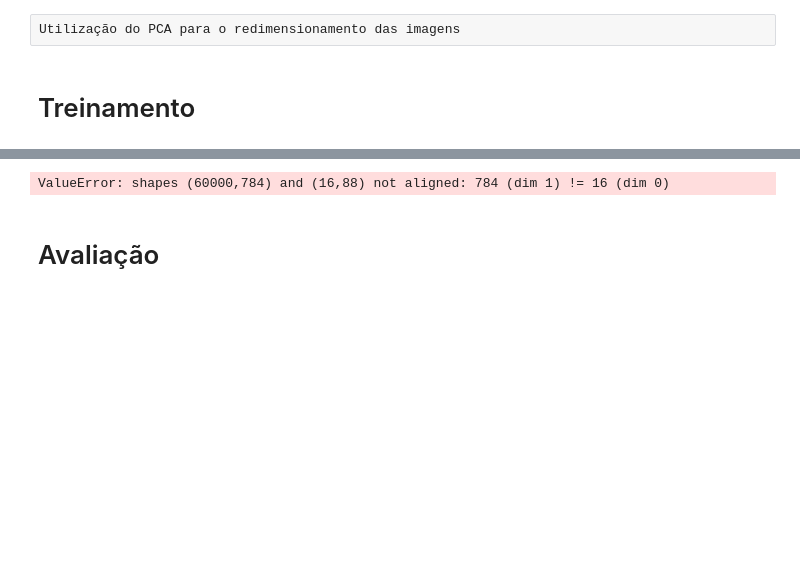
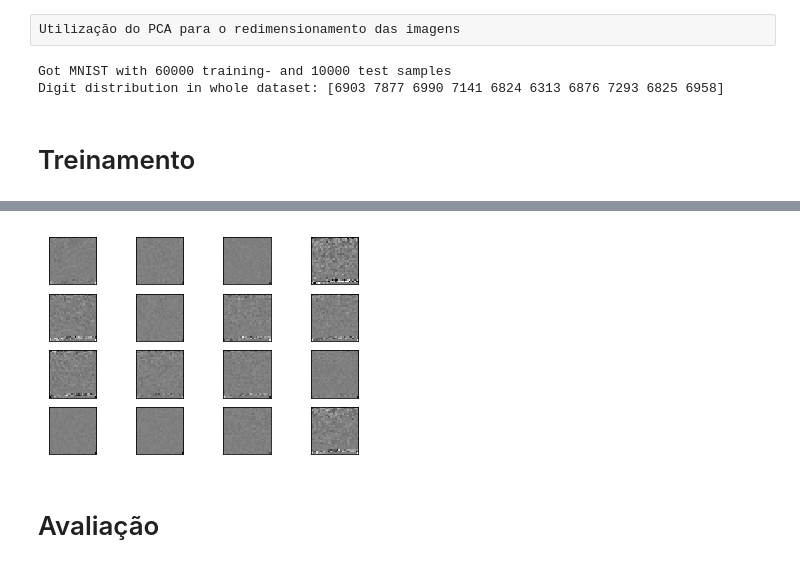
Before and after one commit to nlp-pucrs/ia-ec-2017-2-tp3, a Jupyter notebook: Diego_Gabrielle.ipynb, the cells around one changed output, grey strips where cells are left out. Drawn from its saved outputs; the diff is of its cells as text; code cells hidden in the pictures; blank space fills up the shorter version.

```diff
--- a/Diego_Gabrielle.ipynb
+++ b/Diego_Gabrielle.ipynb
@@ -19,23 +20,33 @@ mnist = fetch_mldata("MNIST original")
 # %% [raw]
 Utilização do PCA para o redimensionamento das imagens
 # %%
-X_train, y_train = mnist.data / 255., mnist.target
+#X_train, X_test, y_train, y_test = train_test_split(mnist.data / 255., mnist.target, test_size=0.25)
 
-X_train, X_test = X_train[:60000], X_train[60000:]
-y_train, y_test = y_train[:60000], y_train[60000:]
+X, y = mnist.data / 255., mnist.target
+X_train, X_test = X[:60000], X[60000:]
+y_train, y_test = y[:60000], y[60000:]
 
-pca = RandomizedPCA(n_components=16)
-fig, plot = plt.subplots()
-fig.set_size_inches(50, 50)
-plt.prism()
+print('Got MNIST with %d training- and %d test samples' % (len(y_train), len(y_test)))
+print('Digit distribution in whole dataset:', np.bincount(y.astype('int64')))
 
-X_transformed = pca.fit_transform(X_train)
-plot.scatter(X_transformed[:, 0], X_transformed[:, 1], c=y_train)
-plot.set_xticks(())
-plot.set_yticks(())
 
-plt.tight_layout()
-plt.savefig("mnist_pca_n_components_64.png")
+
+pca = PCA(svd_solver='randomized', whiten=True).fit(X_train)
+#fig, plot = plt.subplots()
+#fig.set_size_inches(50, 50)
+#plt.prism()
+
+X_transformed = pca.transform(X_train)
+#X_transformed = pca.fit_transform(X_train)
+#plot.scatter(X_transformed[:, 0], X_transformed[:, 1], c=y_train)
+#plot.set_xticks(())
+#plot.set_yticks(())
+
+#plt.tight_layout()
+#plt.savefig("mnist_pca_n_components_16.png")
+# %% [output]
+Got MNIST with 60000 training- and 10000 test samples
+Digit distribution in whole dataset: [6903 7877 6990 7141 6824 6313 6876 7293 6825 6958]
 # %%
 
 ## usar o PCA para fazer o redimensionamento das imagens e assim garantir o Pré-Processamento
@@ -43,7 +54,7 @@ plt.savefig("mnist_pca_n_components_64.png")
 # %% [markdown]
 # Treinamento
 # %%
-mlp = MLPClassifier(hidden_layer_sizes=(88,), activation='tanh', max_iter=10, alpha=1e-4,
+mlp = MLPClassifier(hidden_layer_sizes=(88,), activation='tanh', max_iter=30, alpha=1e-4,
                     solver='sgd', verbose=10, tol=1e-4, random_state=1,
                     learning_rate_init=.1)
 
@@ -52,7 +63,7 @@ print("Training set score: %f" % mlp.score(X_train, y_train))
 print("Test set score: %f" % mlp.score(X_test, y_test))
 
 fig, axes = plt.subplots(4, 4)
-# use global min / max to ensure all weights are shown on the same scale
+#use global min / max to ensure all weights are shown on the same scale
 vmin, vmax = mlp.coefs_[0].min(), mlp.coefs_[0].max()
 for coef, ax in zip(mlp.coefs_[0].T, axes.ravel()):
     ax.matshow(coef.reshape(28, 28), cmap=plt.cm.gray, vmin=.5 * vmin,
@@ -75,4 +93,4 @@ Iteration 10, loss = 0.11699801
-ValueError: shapes (60000,784) and (16,88) not aligned: 784 (dim 1) != 16 (dim 0)
+[figure, added]
 # %% [markdown]
 # Avaliação
 # %%
```
Also changed, not shown: parts of 4 cells of this notebook.
